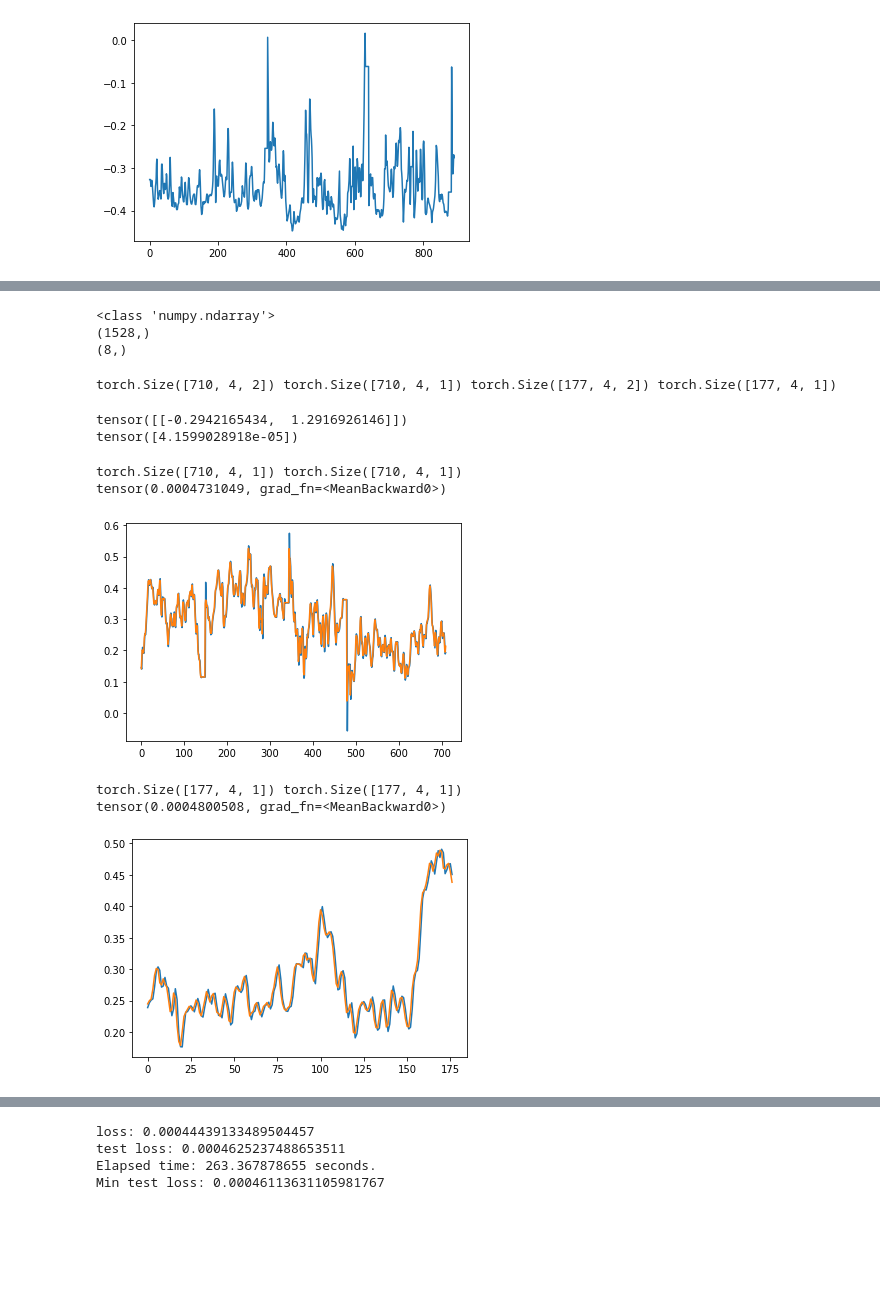
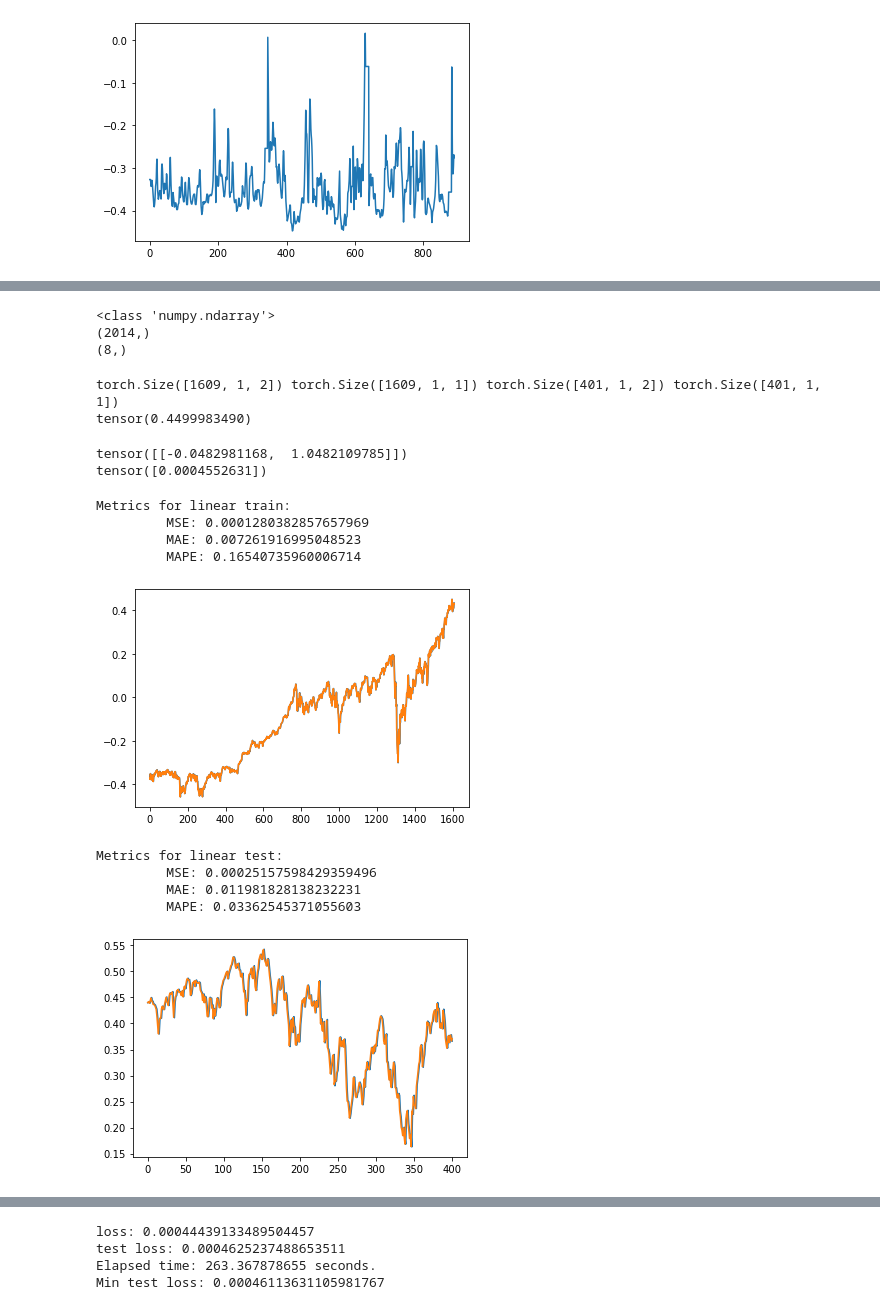
Before and after one commit to vladislav-horbatiuk/rspl_neuron_experiments, a Jupyter notebook: test_recurr_sigmoid_piecewise_neuron_forecasting.ipynb, the cells around one changed output, grey strips where cells are left out. Cells and saved outputs as stored; diff of their text form; code cells hidden in the pictures; blank space fills up the shorter version.

```diff
--- a/test_recurr_sigmoid_piecewise_neuron_forecasting.ipynb
+++ b/test_recurr_sigmoid_piecewise_neuron_forecasting.ipynb
@@ -74,7 +89,7 @@ plt.plot(range(heart_data.shape[1]), heart_data[3, :])
 [figure]
 # %%
 start = datetime.datetime(2015, 1, 1)
-end = datetime.datetime(2021, 1, 27)
+end = datetime.datetime(2023, 1, 1)
 
 f = web.DataReader('^DJI', 'stooq', start, end)
 ts = np.flip(f['Open'].values, axis=0).copy()
@@ -92,7 +123,7 @@ print(ts.shape)
 print(ts.strides)
 # %% [output]
 <class 'numpy.ndarray'>
-(1528,)
+(2014,)
 (8,)
 # %%
 INP_SIZE = 2
@@ -128,45 +159,50 @@ def get_train_test_data_from_ts(ts: np.ndarray, train_ratio=0.9):
     )
 
 
-inp, target, test_input, test_target = get_train_test_data_heart_rate(heart_data, train_ratio=0.8)
+# inp, target, test_input, test_target = get_train_test_data_heart_rate(heart_data, train_ratio=0.8)
 
+inp, target, test_input, test_target = get_train_test_data_from_ts(ts, train_ratio=0.8)
 print(inp.shape, target.shape, test_input.shape, test_target.shape)
+print(target.max())
 # %% [output]
-torch.Size([710, 4, 2]) torch.Size([710, 4, 1]) torch.Size([177, 4, 2]) torch.Size([177, 4, 1])
+torch.Size([1609, 1, 2]) torch.Size([1609, 1, 1]) torch.Size([401, 1, 2]) torch.Size([401, 1, 1])
+tensor(0.4499983490)
 # %%
 cm = RecurrentContextsManager()
 baseline = LinearForecaster.find_optimal_least_squares_forecaster(cm, inp, target, bias=True)
 print(baseline.predictor.weight.data)
 print(baseline.predictor.bias.data)
 # %% [output]
-tensor([[-0.2942165434,  1.2916926146]])
-tensor([4.1599028918e-05])
+tensor([[-0.0482981168,  1.0482109785]])
+tensor([0.0004552631])
 # %%
-baseline_forecasts = run_on_inputs_with_targets(baseline, inp, target, setup_ctxs=False, delete_ctxs=False)
-print(baseline_forecasts.shape, target.shape)
-print(torch.square(baseline_forecasts - target).mean())
+lin_train_out = run_on_inputs_with_targets(baseline, inp, target, setup_ctxs=False, delete_ctxs=False)
+print_metrics(lin_train_out, target, 'linear train')
 N, S, one = target.shape
 SEQ_IDX = 0
 plt.figure()
-plt.plot(np.arange(N), baseline_forecasts[:, SEQ_IDX, :].detach())
+plt.plot(np.arange(N), lin_train_out[:, SEQ_IDX, :].detach())
 plt.plot(np.arange(N), target[:, SEQ_IDX, :].detach())
 plt.show()
 # %% [output]
-torch.Size([710, 4, 1]) torch.Size([710, 4, 1])
-tensor(0.0004731049, grad_fn=<MeanBackward0>)
+Metrics for linear train:
+         MSE: 0.0001280382857657969
+         MAE: 0.007261916995048523
+         MAPE: 0.16540735960006714
-[figure, old version]
+[figure, new version]
 # %%
-baseline_forecasts = run_on_inputs_with_targets(baseline, test_input, test_target,
+lin_test_out = run_on_inputs_with_targets(baseline, test_input, test_target,
                                                 setup_ctxs=False, delete_ctxs=False)
-print(baseline_forecasts.shape, test_target.shape)
-print(torch.square(baseline_forecasts - test_target).mean())
+print_metrics(lin_test_out, test_target, 'linear test')
 N, S, one = test_target.shape
 SEQ_IDX = 0
 plt.figure()
-plt.plot(np.arange(N), baseline_forecasts[:, SEQ_IDX, :].detach())
+plt.plot(np.arange(N), lin_test_out[:, SEQ_IDX, :].detach())
 plt.plot(np.arange(N), test_target[:, SEQ_IDX, :].detach())
 plt.show()
 # %% [output]
-torch.Size([177, 4, 1]) torch.Size([177, 4, 1])
-tensor(0.0004800508, grad_fn=<MeanBackward0>)
+Metrics for linear test:
+         MSE: 0.00025157598429359496
+         MAE: 0.011981828138232231
+         MAPE: 0.03362545371055603
-[figure, old version]
+[figure, new version]
```
Also changed, not shown: parts of 23 cells of this notebook, 17 other files.
